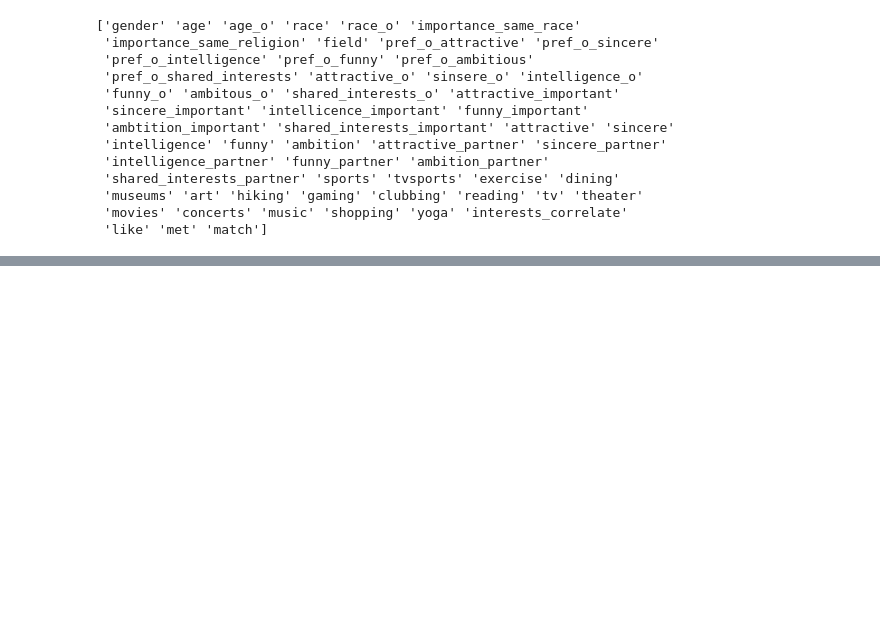
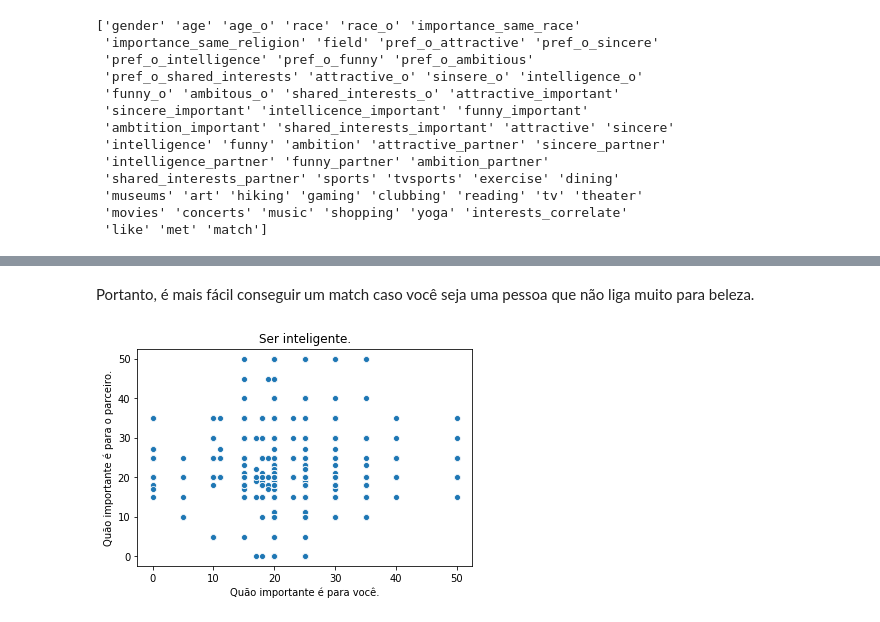
Before and after one commit to beatrizbernardino/P3_datascience, a Jupyter notebook: Untitled.ipynb, the cells around one changed output, grey strips where cells are left out. Saved outputs shown, nothing was run; the diff lists cells and outputs as text; code cells hidden in the pictures; blank space fills up the shorter version.

```diff
--- a/Untitled.ipynb
+++ b/Untitled.ipynb
@@ -74,0 +117,13 @@ Name: age, Length: 1048, dtype: int64
+# %% [markdown]
+Portanto, é mais fácil conseguir um match caso você seja uma pessoa que não liga muito para beleza.
+# %%
+partnere_intelligence = data.pref_o_intelligence.astype(float)
+you_intelligence = data.intellicence_important.astype(float)
+
+sns.scatterplot(you_intelligence,partnere_intelligence)
+plt.title('Ser inteligente.')
+plt.xlabel('Quão importante é para você.')
+plt.ylabel('Quão importante é para o parceiro.')
+plt.show()
+# %% [output]
+[figure, added]
```
Also changed, not shown: parts of 30 cells of this notebook.
